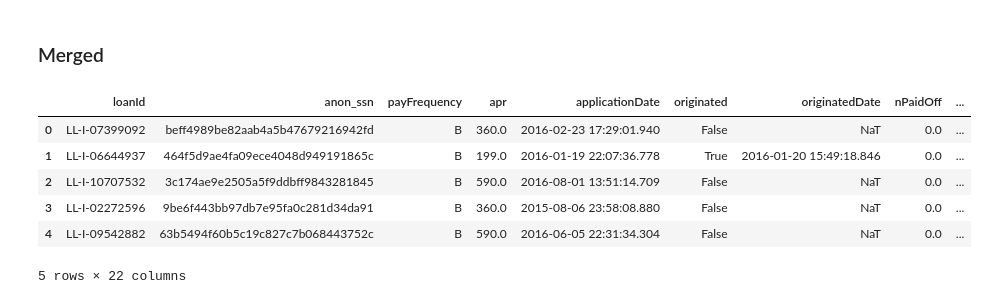
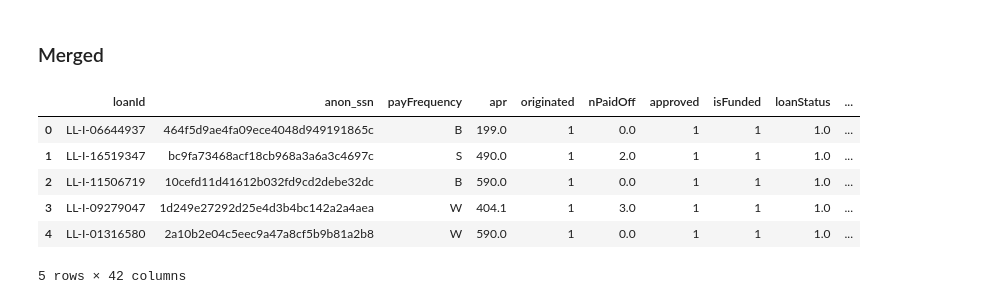
Before and after one commit to xunweiyee/loan_repayment, a Jupyter notebook: exploration.ipynb, the cells around one changed output. Drawn from its saved outputs; the diff is of its cells as text; code cells hidden in the pictures.

```diff
--- a/exploration.ipynb
+++ b/exploration.ipynb
@@ -96,3 +270,5 @@ sns.pairplot(loan)
+# %%
+loan_mod['nPaidOff'] = loan_mod['nPaidOff'].fillna(0)
 # %% [markdown]
 ### Payment
 # %%
@@ -147,7 +345,7 @@ LP-I-00000142    13
 LP-I-00000145    12
 Length: 39952, dtype: int64
 # %%
-payment_mod = pd.DataFrame()
+payment_mod = payment.groupby(["loanId", "paymentStatus"]).size().unstack().fillna(0)
 payment_mod['installment'] = payment.groupby(["loanId"]).size() #payment.loanId.value_counts()
 payment_mod['checked'] = payment.groupby(["loanId", "paymentStatus"]).size().unstack()['Checked']
 payment_mod['checkedRate'] = payment_mod["checked"] / payment_mod["installment"]
@@ -184,0 +365,3 @@ payment[payment['loanId'] == "LL-I-00000355"]
+# %%
+clarity.columns = clarity.columns.str.replace(r'.underwritingdataclarity.clearfraud.clearfraud', '')
+clarity.head()
@@ -185,13 +376,16 @@ payment[payment['loanId'] == "LL-I-00000355"]
+# %%
+clarity_mod = clarity[['clearfraudscore', 'underwritingid']]
 # %% [markdown]
 ### Merged
 # %%
-df = loan.merge(payment_mod, on='loanId', how='left')
+df = loan_mod.merge(payment_mod, on='loanId', how='left')
+df = df.merge(clarity_mod, left_on='clarityFraudId', right_on='underwritingid', how='left')
 df.head()
 # %% [output]
-|  | loanId | anon_ssn | payFrequency | apr | applicationDate | originated | originatedDate | nPaidOff | ... |
-| 0 | LL-I-07399092 | beff4989be82aab4a5b47679216942fd | B | 360.0 | 2016-02-23 17:29:01.940 | False | NaT | 0.0 | ... |
-| 1 | LL-I-06644937 | 464f5d9ae4fa09ece4048d949191865c | B | 199.0 | 2016-01-19 22:07:36.778 | True | 2016-01-20 15:49:18.846 | 0.0 | ... |
-| 2 | LL-I-10707532 | 3c174ae9e2505a5f9ddbff9843281845 | B | 590.0 | 2016-08-01 13:51:14.709 | False | NaT | 0.0 | ... |
-| 3 | LL-I-02272596 | 9be6f443bb97db7e95fa0c281d34da91 | B | 360.0 | 2015-08-06 23:58:08.880 | False | NaT | 0.0 | ... |
-| 4 | LL-I-09542882 | 63b5494f60b5c19c827c7b068443752c | B | 590.0 | 2016-06-05 22:31:34.304 | False | NaT | 0.0 | ... |
+|  | loanId | anon_ssn | payFrequency | apr | originated | nPaidOff | approved | isFunded | loanStatus | ... |
+| 0 | LL-I-06644937 | 464f5d9ae4fa09ece4048d949191865c | B | 199.0 | 1 | 0.0 | 1 | 1 | 1.0 | ... |
+| 1 | LL-I-16519347 | bc9fa73468acf18cb968a3a6a3c4697c | S | 490.0 | 1 | 2.0 | 1 | 1 | 1.0 | ... |
+| 2 | LL-I-11506719 | 10cefd11d41612b032fd9cd2debe32dc | B | 590.0 | 1 | 0.0 | 1 | 1 | 1.0 | ... |
+| 3 | LL-I-09279047 | 1d249e27292d25e4d3b4bc142a2a4aea | W | 404.1 | 1 | 3.0 | 1 | 1 | 1.0 | ... |
+| 4 | LL-I-01316580 | 2a10b2e04c5eec9a47a8cf5b9b81a2b8 | W | 590.0 | 1 | 0.0 | 1 | 1 | 1.0 | ... |
-5 rows × 22 columns
+5 rows × 42 columns
```
Also changed, not shown: parts of 59 cells of this notebook, 1 other file.
